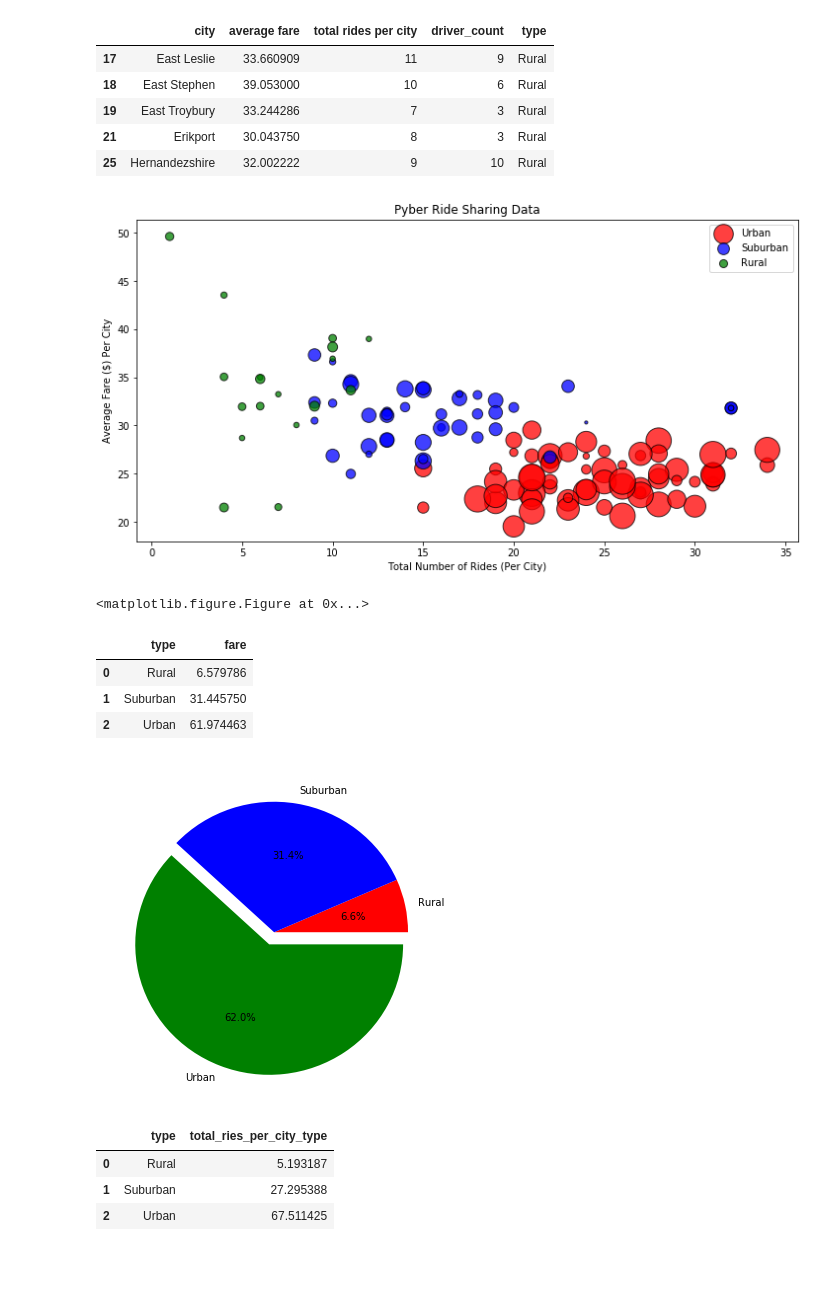
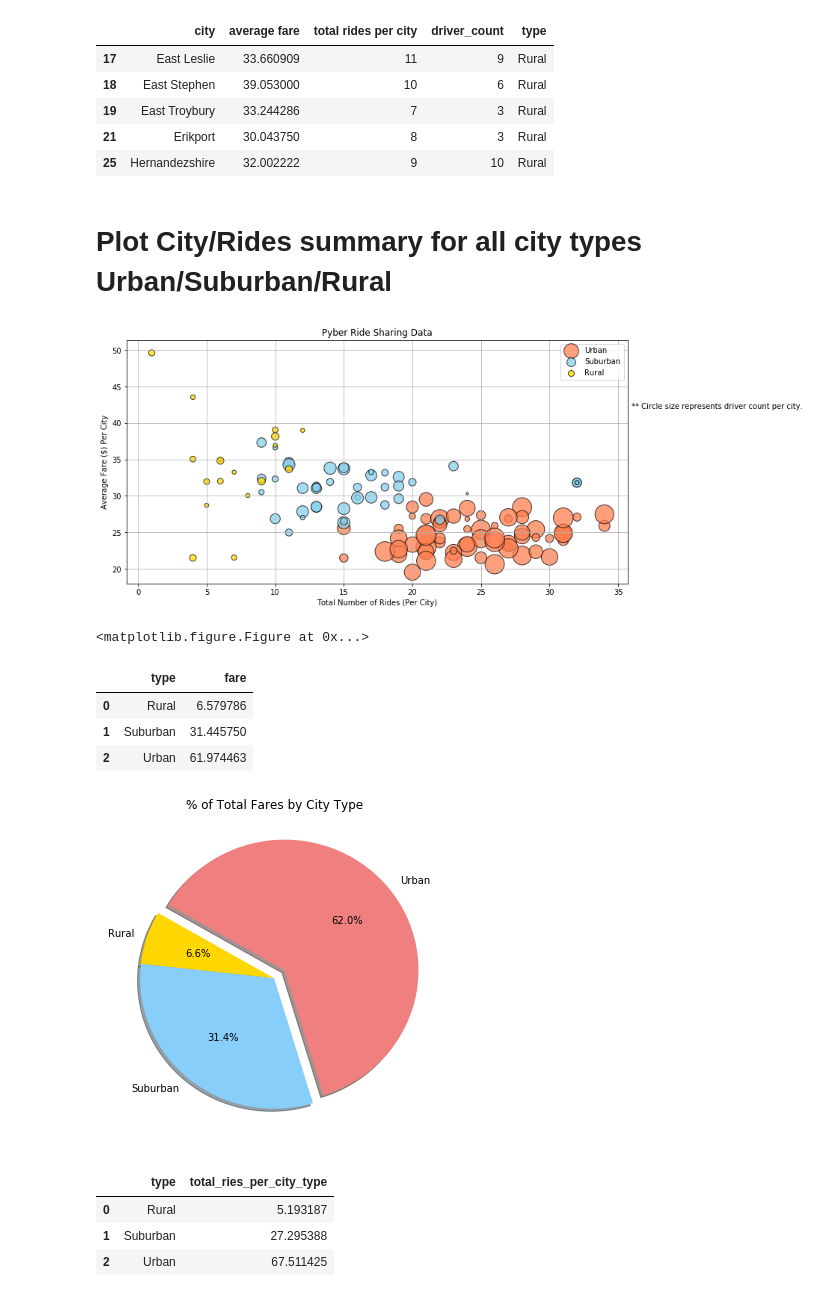
Before and after one commit to asureshb/ucb-data, a Jupyter notebook: Matplotlib_HW/Pyber/Pyber.ipynb, the cells around one changed output. Saved outputs shown, nothing was run; the diff lists cells and outputs as text; code cells hidden in the pictures; blank space fills up the shorter version.

Commit message:
Pyber Data Analysis and Visualization using Matplotlib

```diff
--- a/Matplotlib_HW/Pyber/Pyber.ipynb
+++ b/Matplotlib_HW/Pyber/Pyber.ipynb
@@ -126,43 +126,48 @@ rural_summary.head()
 | 19 | East Troybury | 33.244286 | 7 | 3 | Rural |
 | 21 | Erikport | 30.043750 | 8 | 3 | Rural |
 | 25 | Hernandezshire | 32.002222 | 9 | 10 | Rural |
+# %% [markdown]
+# Plot City/Rides summary for all city types Urban/Suburban/Rural
 # %%
 # Plot Urban City/Rides summary
 plt.figure(figsize=(12,6))
 plt.scatter(x = urban_summary['total rides per city'],
             y = urban_summary['average fare'],
             s = urban_summary['driver_count'] * 10,
-            c = 'red',
+            c = 'coral',
             marker="o", edgecolors="black",
             label = "Urban",
             alpha = 0.75)
 
 # Plot Suburban City/Rides summary
 plt.scatter(x = suburban_summary['total rides per city'],
             y = suburban_summary['average fare'],
             s = suburban_summary['driver_count'] * 10,
-            c = 'blue',
+            c = 'skyblue',
             marker="o", edgecolors="black",
             label = "Suburban",
             alpha = 0.75)
 
 # Plot Rural City/Rides summary
 plt.scatter(x = rural_summary['total rides per city'],
             y = rural_summary['average fare'],
             s = rural_summary['driver_count'] * 10,
-            c = 'green',
+            c = 'gold',
             marker="o", edgecolors="black",
             label = "Rural",
             alpha = 0.75)
 
 plt.xlabel("Total Number of Rides (Per City)")
 plt.ylabel("Average Fare ($) Per City")
 plt.title("Pyber Ride Sharing Data")
+plt.text(36, 42, "** Circle size represents driver count per city.")
+plt.grid(True)
 plt.legend(loc='best')
 plt.figure(figsize=(5,5))
+plt.savefig("city_ride_data_plot.png")
 plt.show()
 # %% [output]
-[figure, old version]
+[figure, new version]
 <matplotlib.figure.Figure at 0x...>
 # %%
 city_type_fares = city_ride_pd.groupby('type', as_index=False)['fare'].sum()
@@ -178,13 +183,22 @@ city_type_fares
 | 2 | Urban | 61.974463 |
 # %%
 # plot pie chart of % of Total Fares by City Type
-colors = ['Red', 'Blue', 'Green']
+colors = ['gold', 'lightskyblue', 'lightcoral']
 explode = [0,0,0.1]
 plt.figure(figsize=(6,6))
-plt.pie(city_type_fares['fare'], colors=colors, explode=explode, autopct="%1.1f%%", labels=city_type_fares['type'])
+plt.pie(city_type_fares['fare'],
+        colors=colors,
+        explode=explode,
+        autopct="%1.1f%%",
+        labels=city_type_fares['type'],
+        shadow=True,
+        startangle=150)
+
+plt.title("% of Total Fares by City Type")
+plt.savefig("fare_by_city_type.png")
 plt.show()
 # %% [output]
-[figure, old version]
+[figure, new version]
 # %%
 # Calculate % of Total Rides by City Type
 city_type_rides = city_ride_pd.groupby('type', as_index=False)['ride_id'].count()
```
Also changed, not shown: parts of 4 cells of this notebook, 4 other files.
